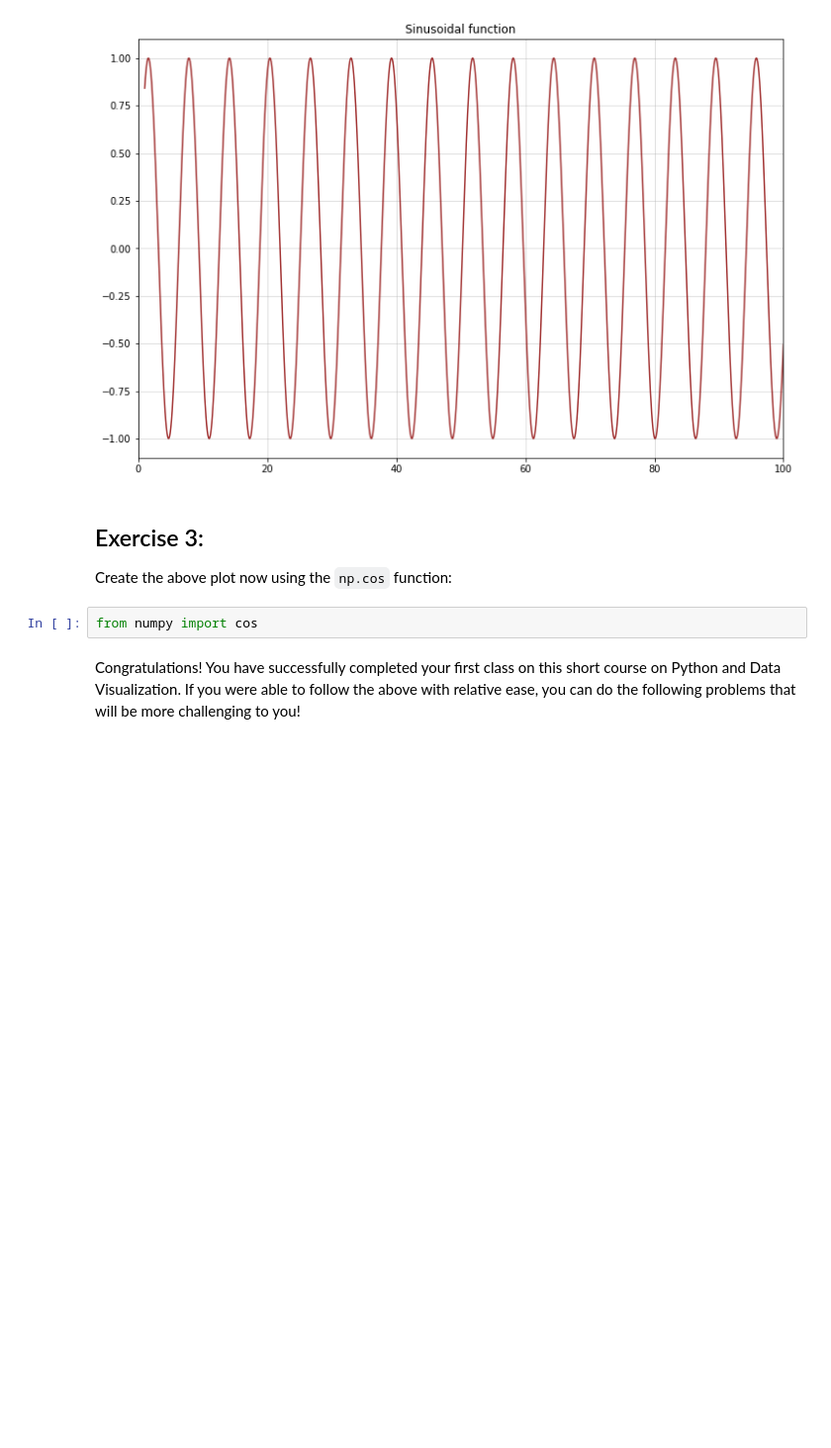
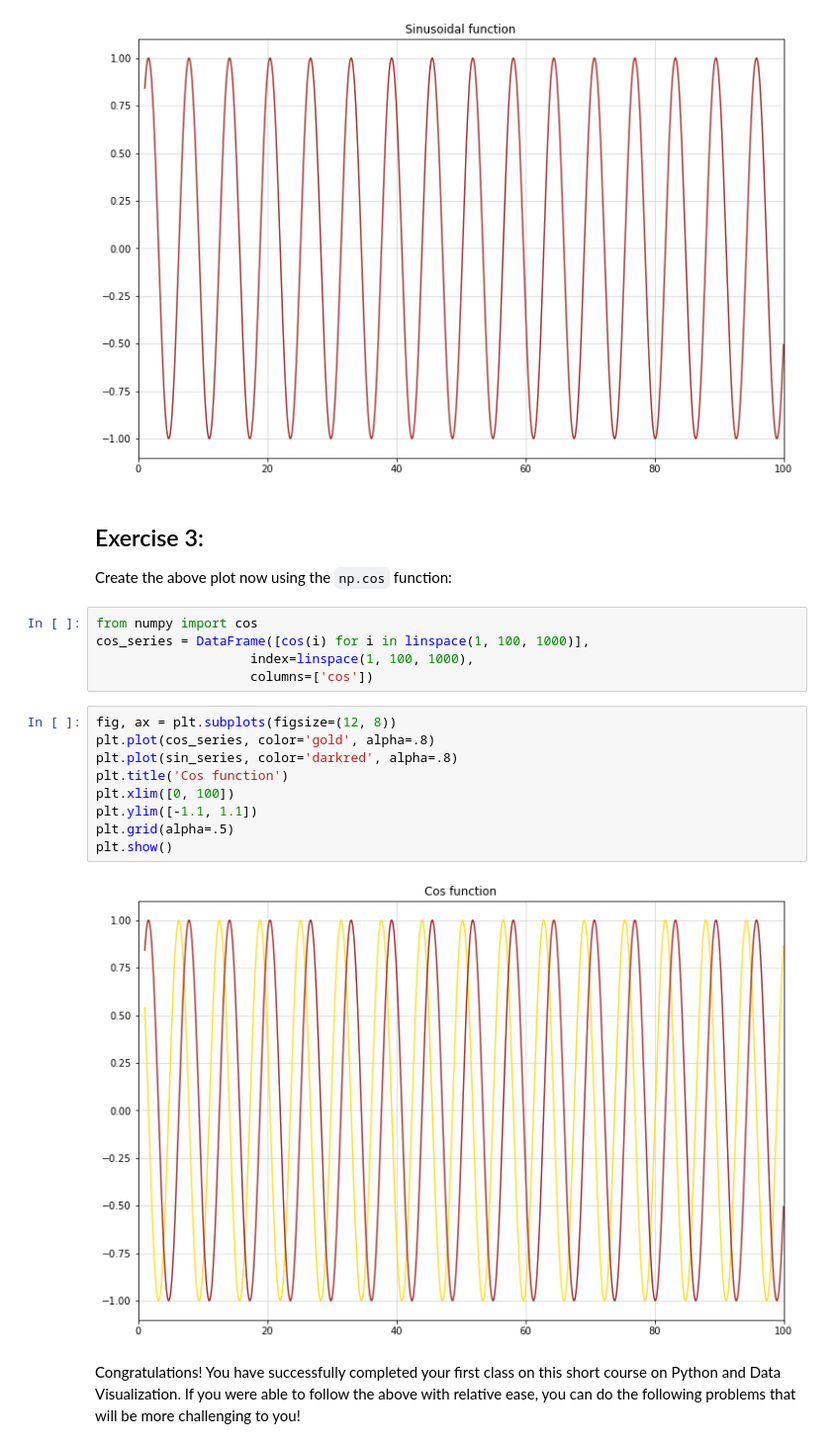
Before and after one commit to vviscor/data_visualization_python, a Jupyter notebook: 1_Notebook_Introduction_to_Python_Pandas_and_Matplotlib.ipynb, the cells around one changed output. Shown: that part at 99% size. Drawn from its saved outputs; the diff is of its cells as text; blank space fills up the shorter version.

```diff
--- a/1_Notebook_Introduction_to_Python_Pandas_and_Matplotlib.ipynb
+++ b/1_Notebook_Introduction_to_Python_Pandas_and_Matplotlib.ipynb
@@ -360,8 +388,22 @@ plt.show()
 ## Exercise 3:
 
 Create the above plot now using the `np.cos` function:
-# %%
-from numpy import cos
+# %%
+from numpy import cos
+cos_series = DataFrame([cos(i) for i in linspace(1, 100, 1000)],
+                    index=linspace(1, 100, 1000),
+                    columns=['cos'])
+# %%
+fig, ax = plt.subplots(figsize=(12, 8))
+plt.plot(cos_series, color='gold', alpha=.8)
+plt.plot(sin_series, color='darkred', alpha=.8)
+plt.title('Cos function')
+plt.xlim([0, 100])
+plt.ylim([-1.1, 1.1])
+plt.grid(alpha=.5)
+plt.show()
+# %% [output]
+[figure, added]
 # %% [markdown]
 Congratulations! You have successfully completed your first class on this short course on Python and Data Visualization. If you were able to follow the above with relative ease, you can do the following problems that will be more challenging to you!
 # %% [markdown]
```
Also changed, not shown: parts of 16 cells of this notebook, 1 other file.
